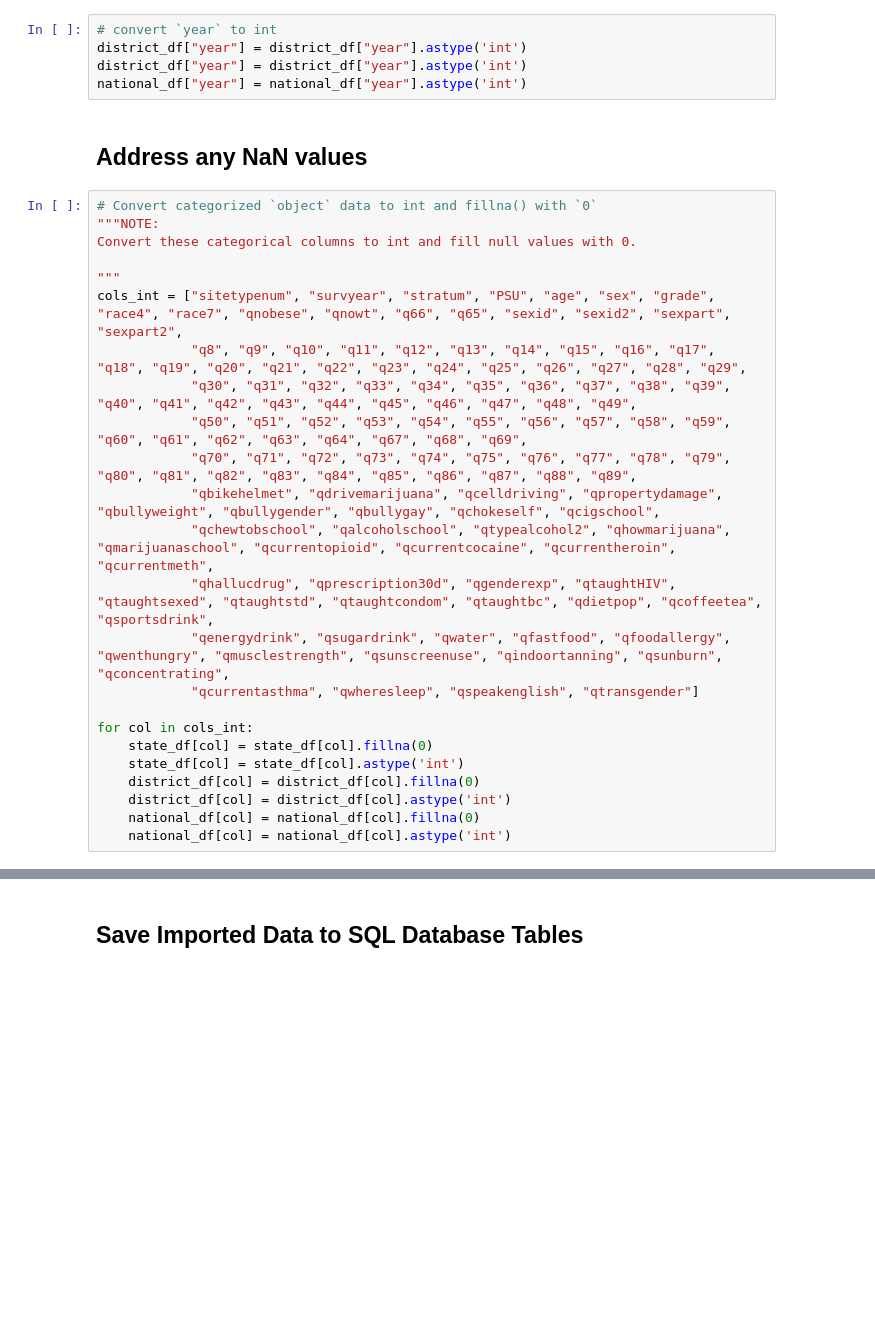
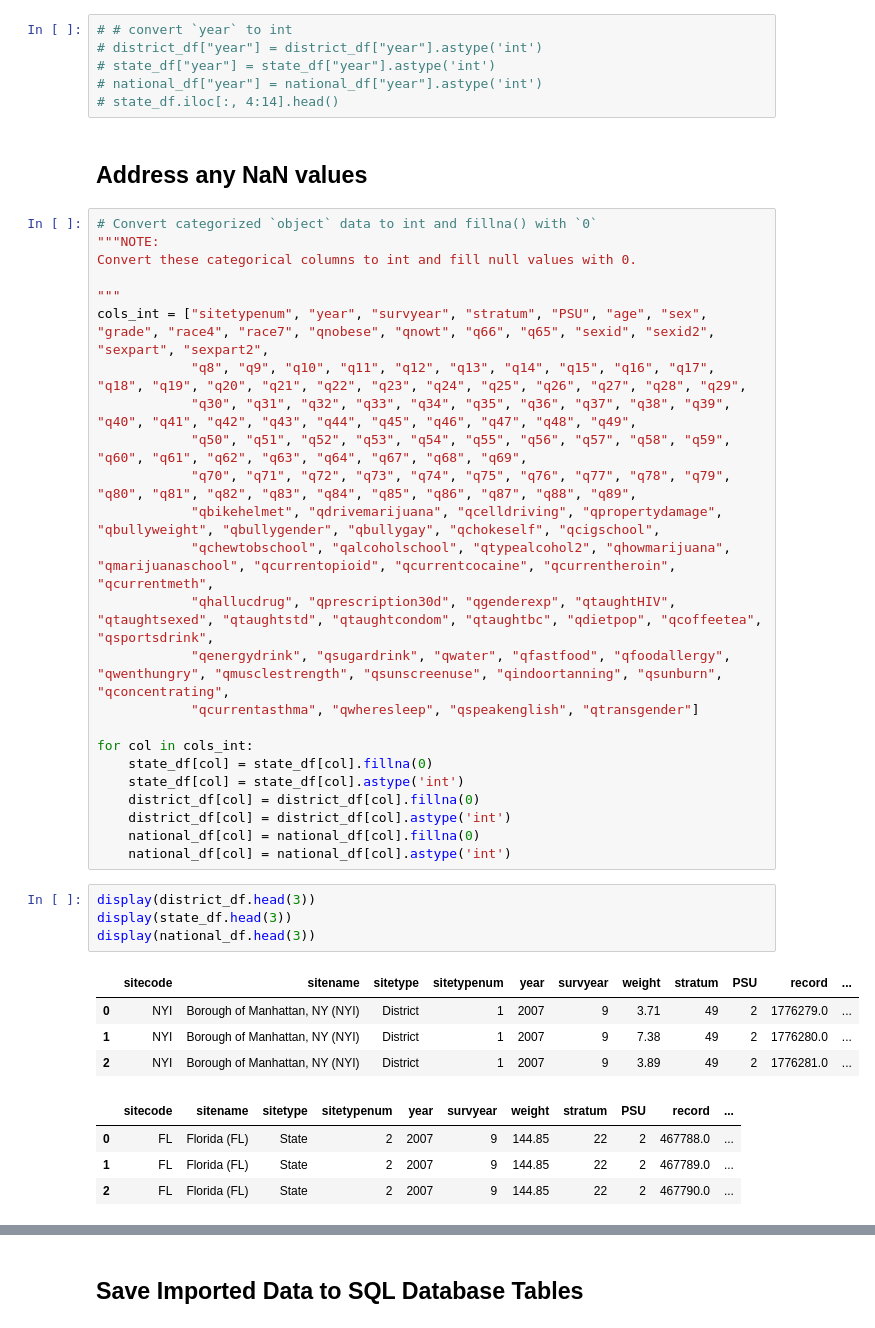
Before and after one commit to harry-oestreicher/cdc_data_engineering, a Jupyter notebook: notebooks/01_Extract.ipynb, the cells around one changed output, grey strips where cells are left out. Saved outputs shown, nothing was run; the diff lists cells and outputs as text; blank space fills up the shorter version.

```diff
--- a/notebooks/01_Extract.ipynb
+++ b/notebooks/01_Extract.ipynb
@@ -79,10 +83,11 @@ state_df = pd.concat([state_a_m_df, state_n_z_df])
 # %% [markdown]
 ## Data Cleanup
 # %%
-# convert `year` to int
-district_df["year"] = district_df["year"].astype('int')
-district_df["year"] = district_df["year"].astype('int')
-national_df["year"] = national_df["year"].astype('int')
+# # convert `year` to int
+# district_df["year"] = district_df["year"].astype('int')
+# state_df["year"] = state_df["year"].astype('int')
+# national_df["year"] = national_df["year"].astype('int')
+# state_df.iloc[:, 4:14].head()
 # %% [markdown]
 ## Address any NaN values
 # %%
@@ -91,7 +96,7 @@ national_df["year"] = national_df["year"].astype('int')
 Convert these categorical columns to int and fill null values with 0.
 
 """
-cols_int = ["sitetypenum", "survyear", "stratum", "PSU", "age", "sex", "grade", "race4", "race7", "qnobese", "qnowt", "q66", "q65", "sexid", "sexid2", "sexpart", "sexpart2",
+cols_int = ["sitetypenum", "year", "survyear", "stratum", "PSU", "age", "sex", "grade", "race4", "race7", "qnobese", "qnowt", "q66", "q65", "sexid", "sexid2", "sexpart", "sexpart2",
             "q8", "q9", "q10", "q11", "q12", "q13", "q14", "q15", "q16", "q17", "q18", "q19", "q20", "q21", "q22", "q23", "q24", "q25", "q26", "q27", "q28", "q29",
             "q30", "q31", "q32", "q33", "q34", "q35", "q36", "q37", "q38", "q39", "q40", "q41", "q42", "q43", "q44", "q45", "q46", "q47", "q48", "q49",
             "q50", "q51", "q52", "q53", "q54", "q55", "q56", "q57", "q58", "q59", "q60", "q61", "q62", "q63", "q64", "q67", "q68", "q69",
@@ -109,3 +114,16 @@ for col in cols_int:
     district_df[col] = district_df[col].astype('int')
     national_df[col] = national_df[col].fillna(0)
     national_df[col] = national_df[col].astype('int')
+# %%
+display(district_df.head(3))
+display(state_df.head(3))
+display(national_df.head(3))
+# %% [output]
+|  | sitecode | sitename | sitetype | sitetypenum | year | survyear | weight | stratum | PSU | record | ... |
+| 0 | NYI | Borough of Manhattan, NY (NYI) | District | 1 | 2007 | 9 | 3.71 | 49 | 2 | 1776279.0 | ... |
+| 1 | NYI | Borough of Manhattan, NY (NYI) | District | 1 | 2007 | 9 | 7.38 | 49 | 2 | 1776280.0 | ... |
+| 2 | NYI | Borough of Manhattan, NY (NYI) | District | 1 | 2007 | 9 | 3.89 | 49 | 2 | 1776281.0 | ... |
+|  | sitecode | sitename | sitetype | sitetypenum | year | survyear | weight | stratum | PSU | record | ... |
+| 0 | FL | Florida (FL) | State | 2 | 2007 | 9 | 144.85 | 22 | 2 | 467788.0 | ... |
+| 1 | FL | Florida (FL) | State | 2 | 2007 | 9 | 144.85 | 22 | 2 | 467789.0 | ... |
+| 2 | FL | Florida (FL) | State | 2 | 2007 | 9 | 144.85 | 22 | 2 | 467790.0 | ... |
```
Also changed, not shown: parts of 8 cells of this notebook, 5 other files.
